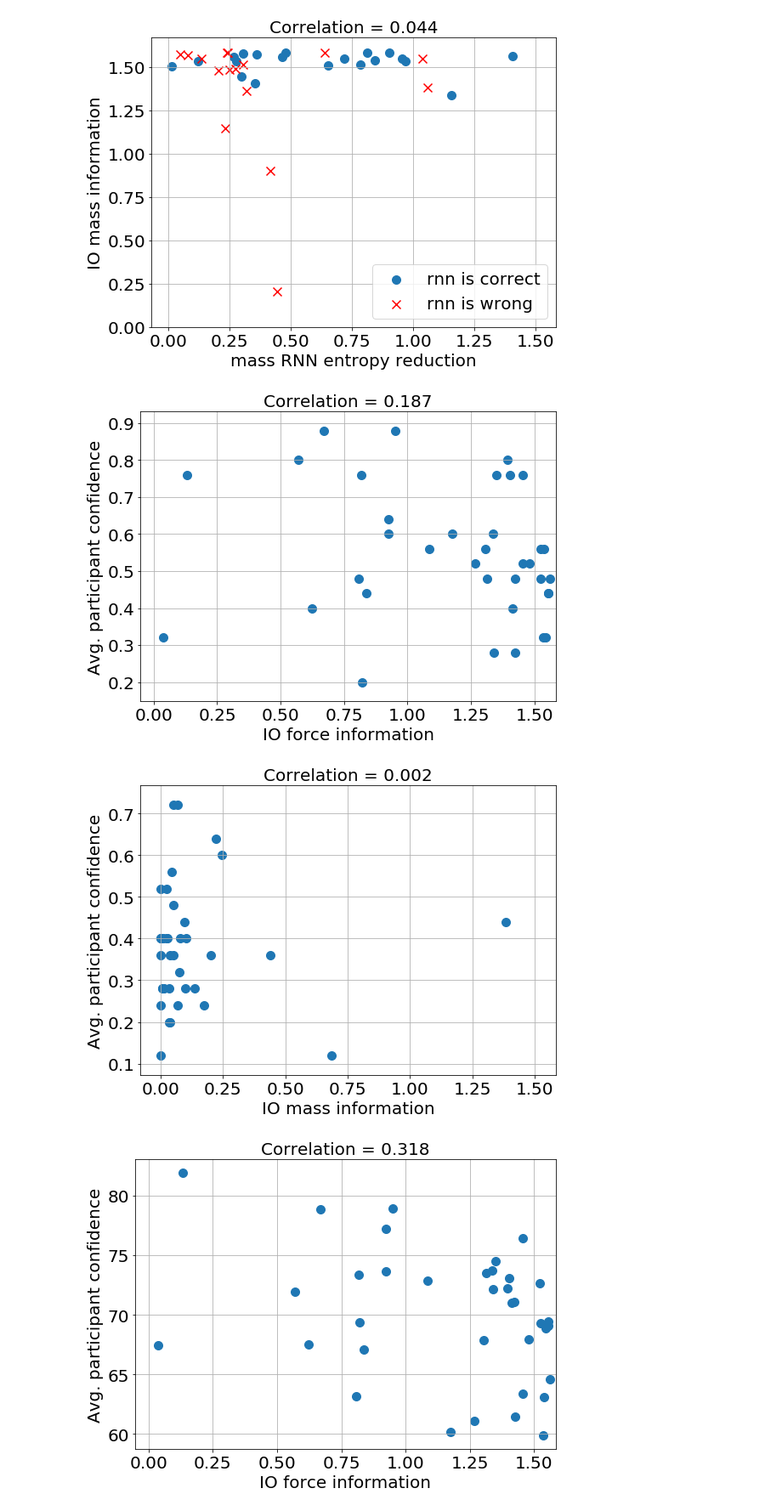
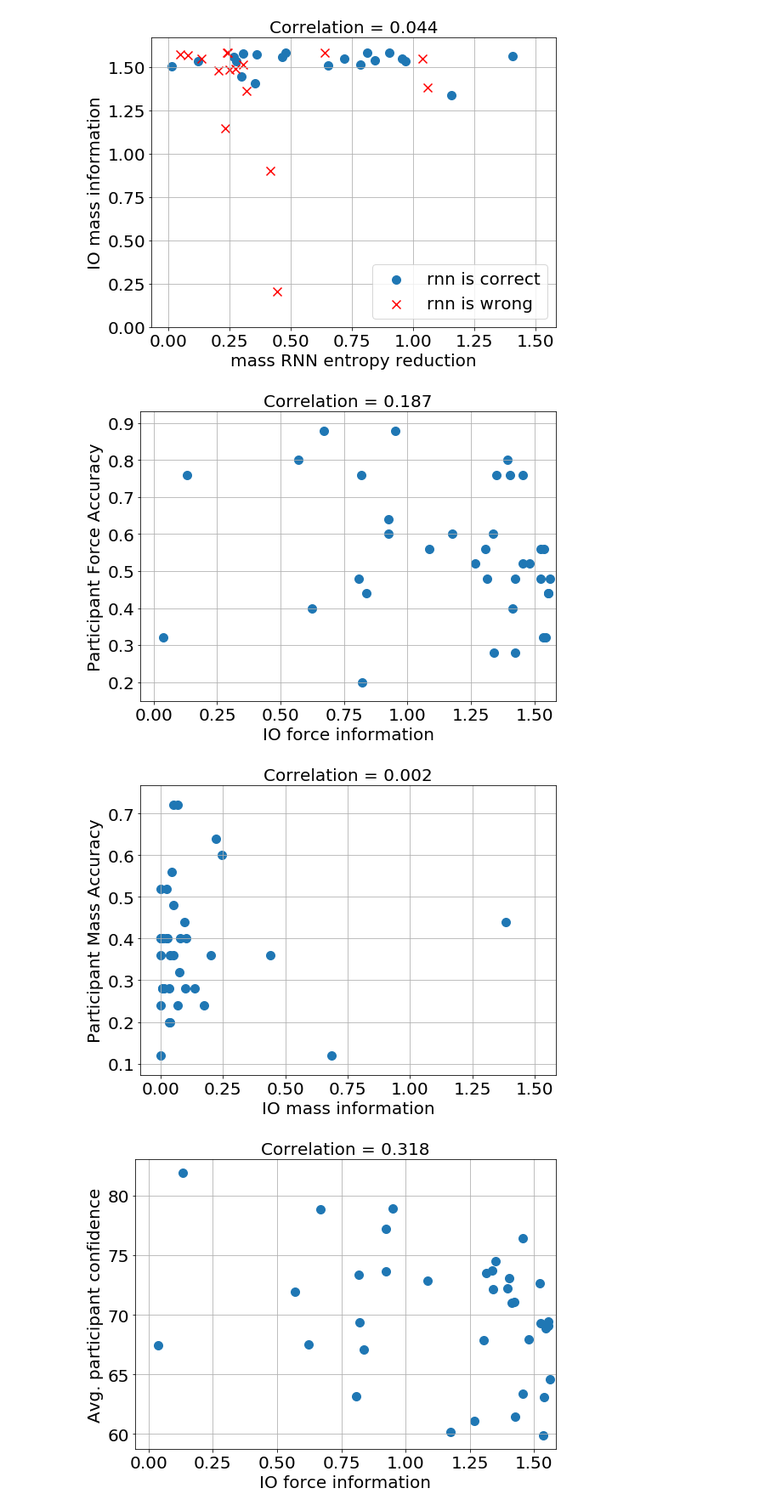
Before and after one commit to iamhectorotero/learning-physical-properties-with-rnns, a Jupyter notebook: cogsci_experiments/91. Is RNN softmax output a good predictor for human guesses.ipynb, the cells around one changed output. Shown at 85% size. Saved outputs shown, nothing was run; the diff lists cells and outputs as text; code cells hidden in the pictures.

```diff
--- a/cogsci_experiments/91. Is RNN softmax output a good predictor for human guesses.ipynb
+++ b/cogsci_experiments/91. Is RNN softmax output a good predictor for human guesses.ipynb
@@ -316,7 +317,7 @@ get_rnn_answer(passive_responses, "force")
 # %%
 max_entropy = entropy_response_rnn(np.array([[1/3, 1/3, 1/3]]))
 
-def plot_entropy_correlation(question_type, true_class, got_question_right, ylabel="% of participants correct "):
+def plot_entropy_correlation(question_type, true_class, got_question_right, ylabel="Participants' accuracy"):
 
     if question_type == "mass":
         class_columns = MASS_CLASS_COLS
@@ -328,25 +329,34 @@ def plot_entropy_correlation(question_type, true_class, got_question_right, ylab
     rnn_class_columns = [cl + "_rnn" for cl in class_columns]
     passive_responses["answer_entropy"] = max_entropy - entropy_response_rnn(passive_responses[rnn_class_columns])
 
-    f, ax = plt.subplots(1, 1, figsize=(8, 6))
+    f, ax = plt.subplots(1, 1, figsize=(12, 6))
 
     passive_responses[is_example_correct].plot(kind="scatter", x="answer_entropy", y=got_question_right,
-                                               marker="o", label="rnn is correct", s=100, ax=ax)
+                                               marker="o", label="rnn is correct", s=200, ax=ax)
     passive_responses[~is_example_correct].plot(kind="scatter", x="answer_entropy", y=got_question_right,
-                                                c="r", marker="x", label="rnn is wrong", s=100, ax=ax)
+                                                c="r", marker="x", label="rnn is wrong", s=200, ax=ax,
+                                                linewidth=4)
 
     # passive_responses.plot(kind="scatter", x="answer_entropy", y=got_question_right, marker="o", s=50, ax=ax)
     corr_coef = np.corrcoef(passive_responses.answer_entropy, passive_responses[got_question_right])[0][1]
 
-    plt.title("Correlation = %.3f" % corr_coef, fontsize=20)
-    plt.xlabel(question_type+" RNN entropy reduction", fontsize=20)
-    plt.ylabel(ylabel, fontsize=20)
-    plt.legend(fontsize=20)
-    plt.xlim((0, max_entropy))
+    # ax.set_xticks(np.arange(0, max_entropy*10, 2) / 10)
+    # ax.set_xticklabels(np.arange(0, max_entropy*10, 2) / 10, fontweight='bold')
+
+    # ax.set_yticks(np.arange(0, 1, 0.1))
+    # ax.set_yticklabels(np.arange(0, 10, 1) / 10, fontweight='bold')
+
+    plt.title("Correlation = %.3f" % corr_coef, fontsize=30, fontweight='bold')
+    plt.xlabel(question_type.capitalize()+" RNN entropy reduction", fontsize=25, fontweight='bold')
+    plt.ylabel(ylabel, fontsize=25, fontweight='bold')
+    plt.legend(fontsize=25, prop={'size': 25, 'weight':'bold'})
+    plt.xlim((-0.05, max_entropy))
     # plt.ylim((-0.05, 1.05))
     plt.tick_params(axis='both', which='major', labelsize=20)
+
     plt.grid()
     plt.tight_layout()
+
     # plt.show()
 # %%
 plot_entropy_correlation("force", "true_rel", "got_force_right")
@@ -410,7 +429,7 @@ plt.savefig("cogsci_images/mass_entropy_IO_correlation.pdf")
 [figure]
 [figure]
 # %%
-def plot_entropy_correlation(question_type, got_question_right):
+def plot_entropy_correlation(question_type, got_question_right, ylabel="Avg. participant confidence"):
 
     if question_type == "mass":
         class_columns = MASS_CLASS_COLS
@@ -427,7 +446,7 @@ def plot_entropy_correlation(question_type, got_question_right):
 
     plt.title("Correlation = %.3f" % corr_coef, fontsize=20)
     plt.xlabel("IO "+question_type+" information", fontsize=20)
-    plt.ylabel("Avg. participant confidence", fontsize=20)
+    plt.ylabel(ylabel, fontsize=20)
     # plt.legend(fontsize=20)
     plt.xlim(right=max_entropy)
     # plt.ylim((0, 1))
@@ -435,13 +454,16 @@ def plot_entropy_correlation(question_type, got_question_right):
     plt.grid()
     plt.tight_layout()
 # %%
-plot_entropy_correlation("force", "got_force_right")
+plot_entropy_correlation("force", "got_force_right", ylabel="Participant Force Accuracy")
 plt.savefig("cogsci_images/force_IO_correct_correlation.pdf")
-plot_entropy_correlation("mass", "got_mass_right")
+plt.savefig("cogsci_images/force_IO_correct_correlation.jpg")
+
+plot_entropy_correlation("mass", "got_mass_right", ylabel="Participant Mass Accuracy")
 plt.savefig("cogsci_images/mass_IO_correct_correlation.pdf")
+plt.savefig("cogsci_images/mass_IO_correct_correlation.jpg")
 # %% [output]
-[figure, old version]
+[figure, new version]
-[figure, old version]
+[figure, new version]
 # %%
 plot_entropy_correlation("force", "conf_rel")
 plt.savefig("cogsci_images/force_IO_confidence_correlation.pdf")
```
Also changed, not shown: parts of 7 cells of this notebook, 32 other files.
